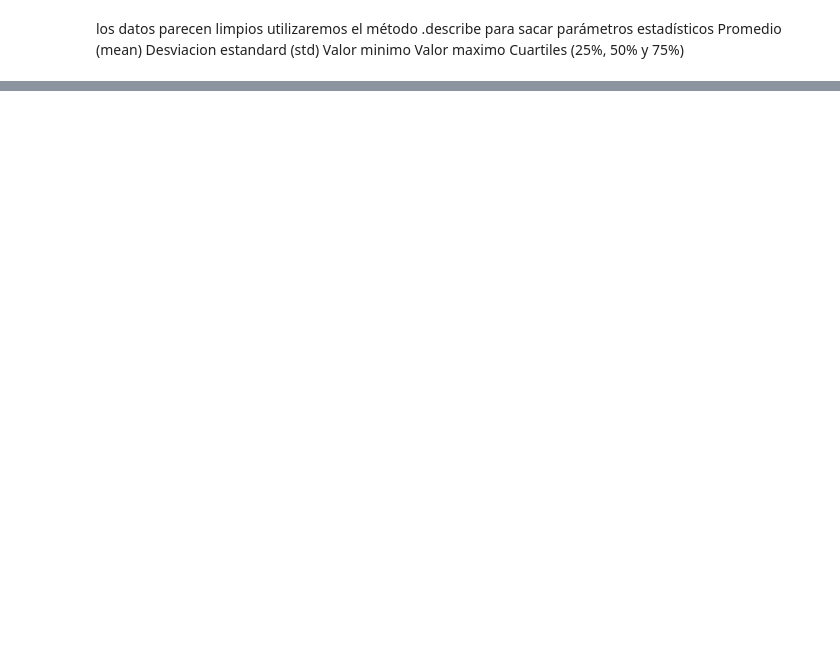
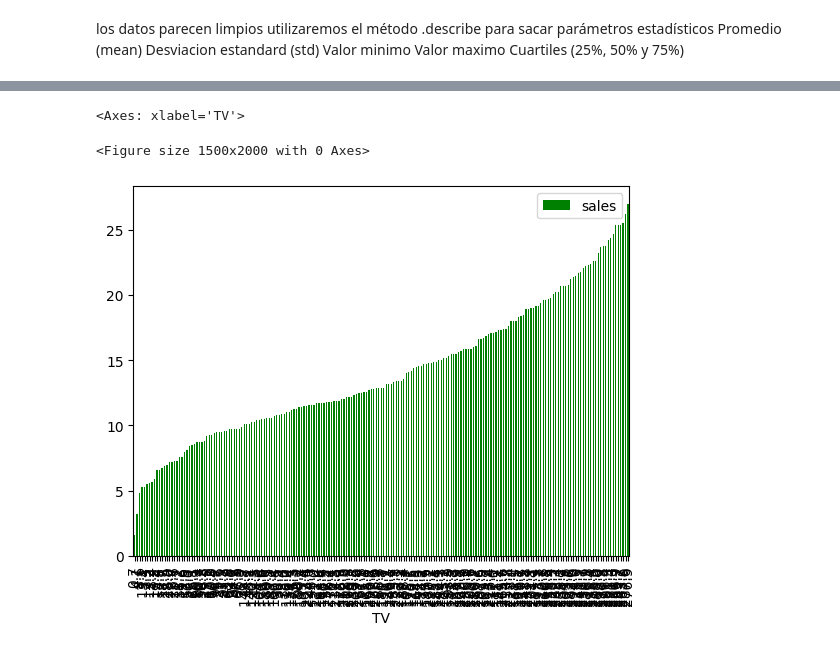
Before and after one commit to amnzmj/analisis-de-datos, a Jupyter notebook: examen segundo/Advertising_Budgets_Challenge.ipynb, the cells around one changed output, grey strips where cells are left out. Drawn from its saved outputs; the diff is of its cells as text; code cells hidden in the pictures; blank space fills up the shorter version.

Commit message:
histog

```diff
--- a/examen segundo/Advertising_Budgets_Challenge.ipynb
+++ b/examen segundo/Advertising_Budgets_Challenge.ipynb
@@ -183,0 +173,5 @@ df_advertisement.describe()
+# %%
+pd.set_option('display.max_rows', 20)
+
+df_advertisement=df_advertisement.sort_values('sales')
+df_advertisement
@@ -183,0 +192,11 @@ df_advertisement.describe()
+# %%
+plt.figure(figsize=(15, 20))
+
+df_advertisement.plot(kind='bar',
+        x='TV',
+        y='sales',
+        color='green')
+# %% [output]
+<Axes: xlabel='TV'>
+<Figure size 1500x2000 with 0 Axes>
+[figure, added]
```
Also changed, not shown: parts of 22 cells of this notebook.
